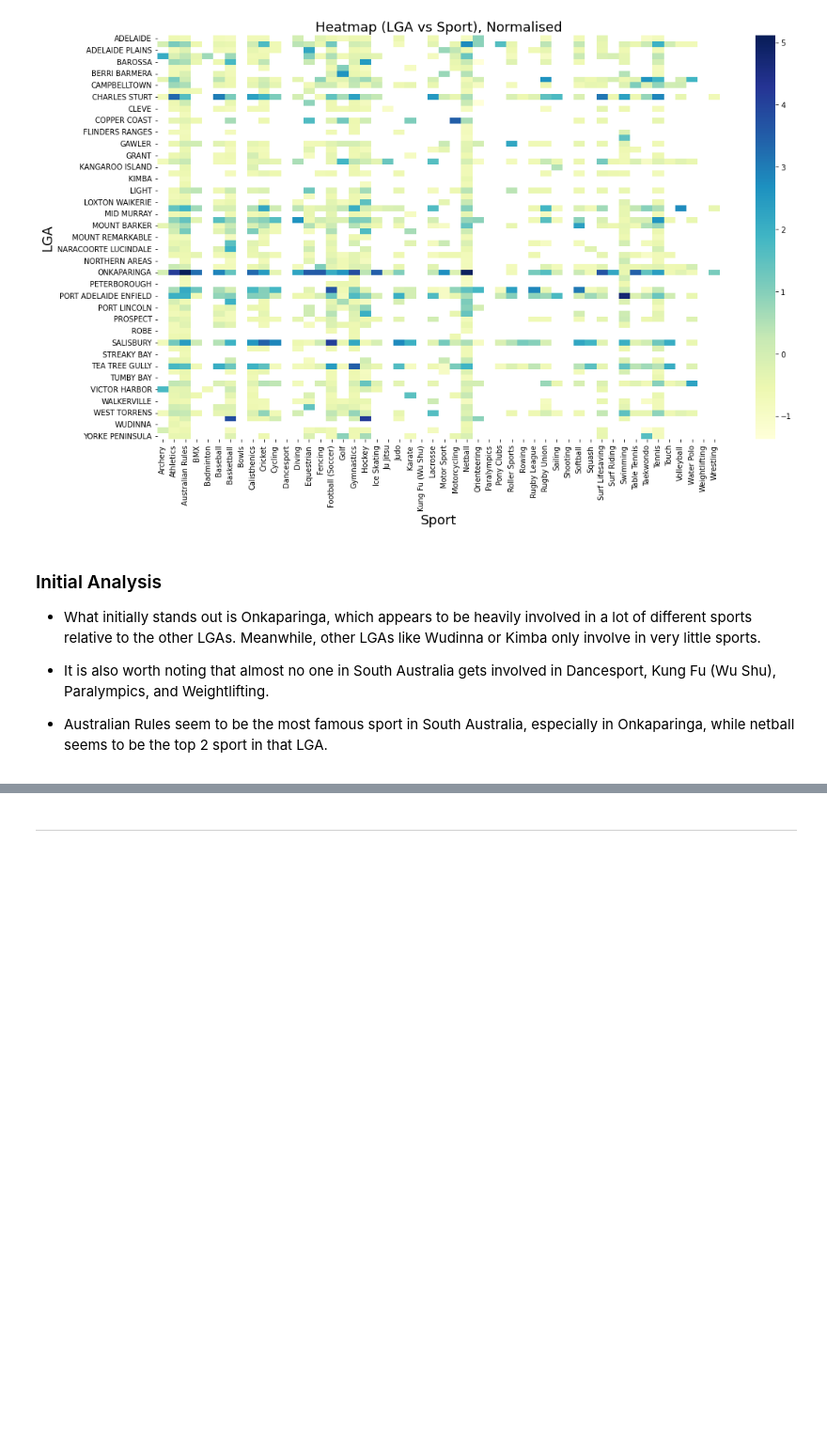
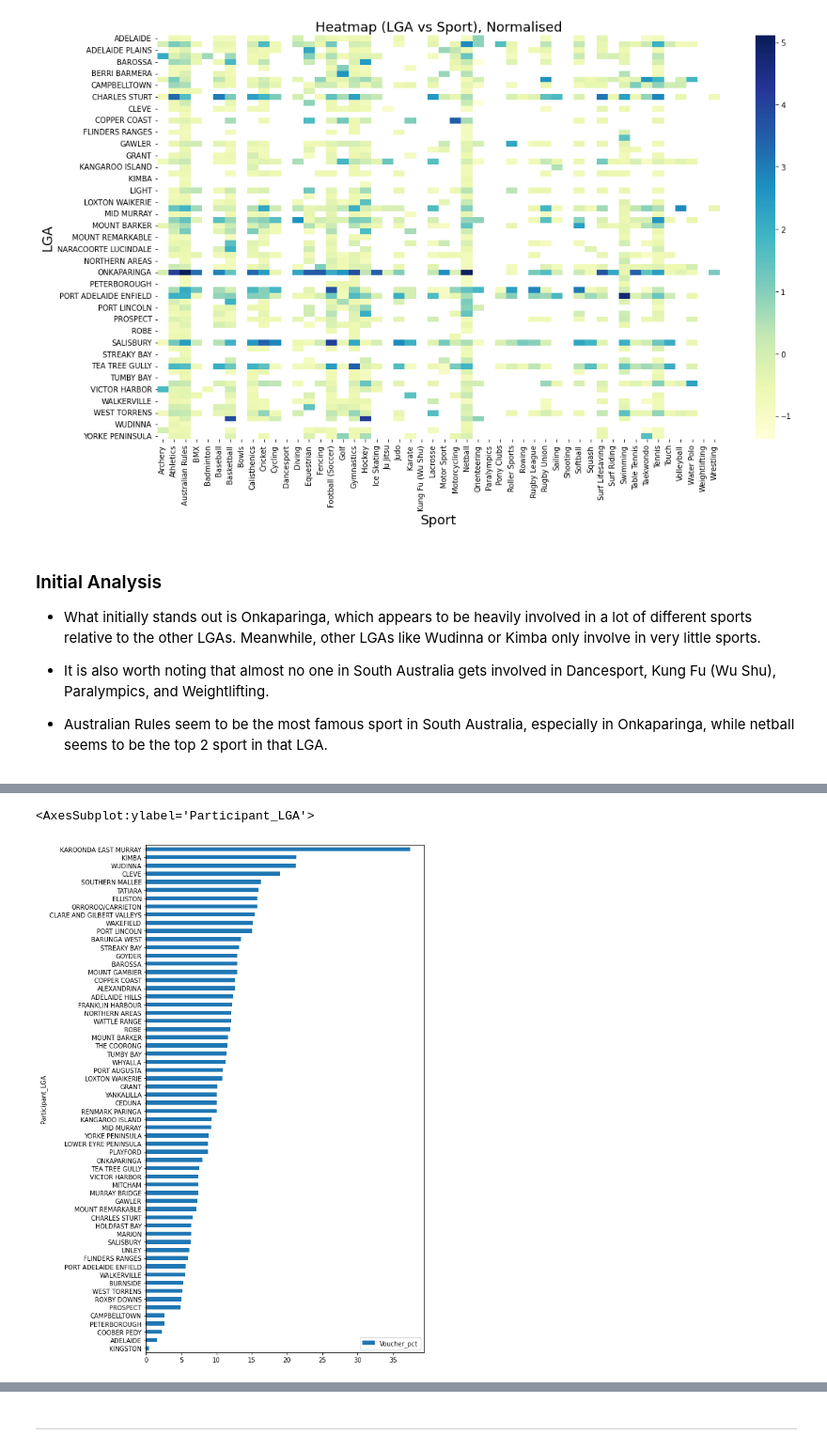
Before and after one commit to walthersy/DataScience-Portfolio, a Jupyter notebook: Portfolio 2.ipynb, the cells around one changed output, grey strips where cells are left out. Shown: that part at 94% size. Drawn from its saved outputs; the diff is of its cells as text; code cells hidden in the pictures; blank space fills up the shorter version.

```diff
--- a/Portfolio 2.ipynb
+++ b/Portfolio 2.ipynb
@@ -153,0 +182,15 @@ plt.show()
+# %%
+# Pivot table for voucher rate
+
+sa_grp_pct = sa_vouchers_scores.pivot_table(index=['Participant_LGA'],
+                                        values=["Voucher_Value","Population"],
+                                        aggfunc={'Voucher_Value': 'count',
+                                                 'Population': max},
+                                             fill_value=0)
+sa_grp_pct.head()
+
+sa_grp_pct.columns=['Population', 'Voucher_count']
+sa_grp_pct['Voucher_pct'] = sa_grp_pct.Voucher_count/ sa_grp_pct.Population *100
+sa_grp_pct.replace(np.inf,np.nan,inplace=True)
+sa_grp_pct.dropna(inplace=True)
+sa_grp_pct.head()
@@ -153,0 +205,6 @@ plt.show()
+# %%
+
+sa_grp_pct.sort_values('Voucher_pct').plot(kind='barh',y='Voucher_pct', figsize=(8,15))
+# %% [output]
+<AxesSubplot:ylabel='Participant_LGA'>
+[figure, added]
```
Also changed, not shown: parts of 15 cells of this notebook.
